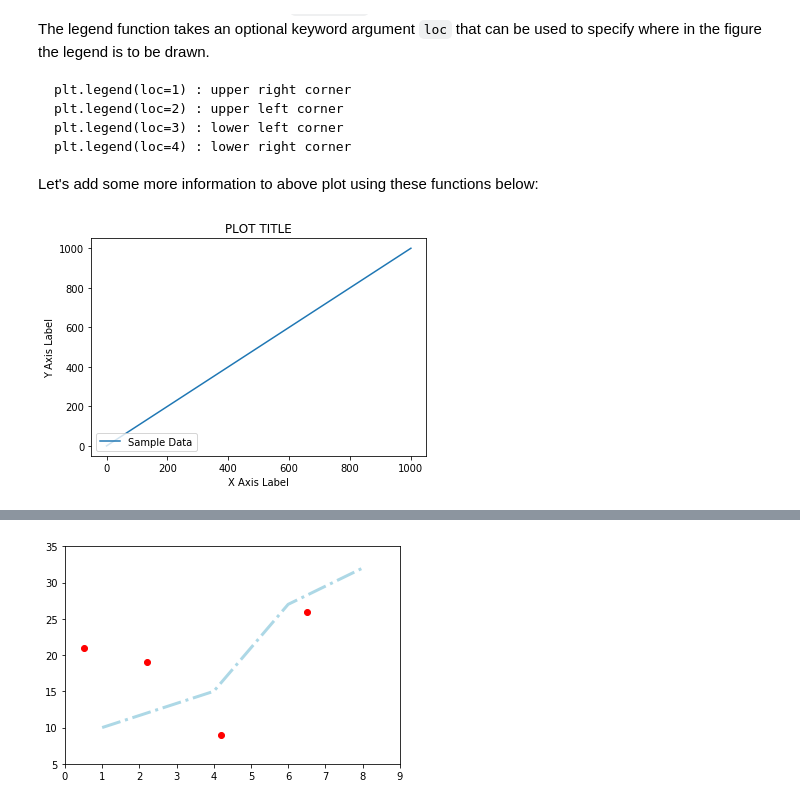
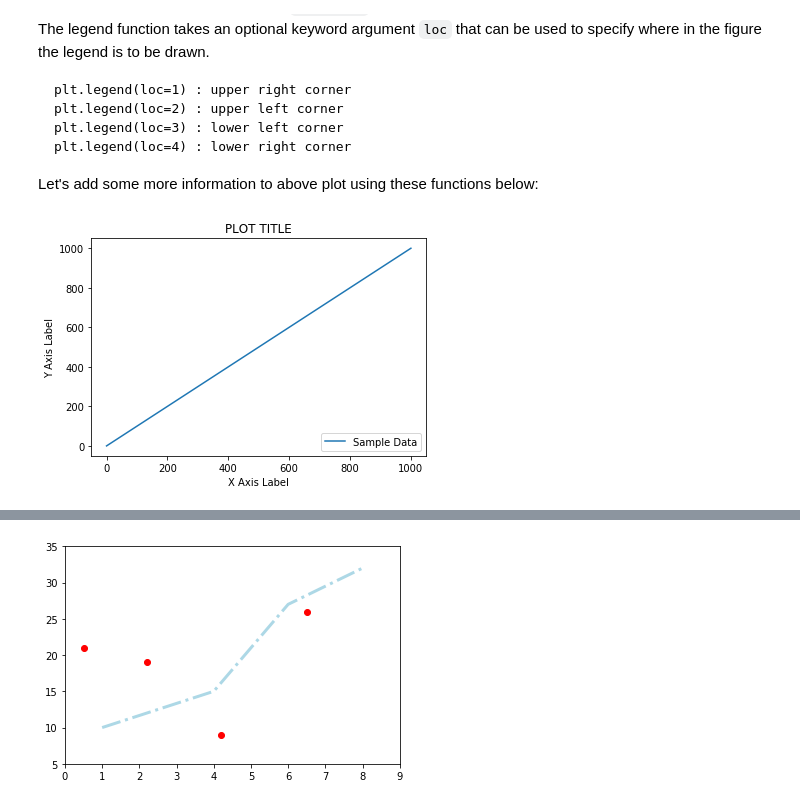
Before and after one commit to OsterMendel/dsc-more-practice-with-matplotlib-nyc-ds-021720, a Jupyter notebook: index.ipynb, the cells around one changed output, grey strips where cells are left out. Cells and saved outputs as stored; diff of their text form; code cells hidden in the pictures.

```diff
--- a/index.ipynb
+++ b/index.ipynb
@@ -84,24 +84,24 @@ Let's add some more information to above plot using these functions below:
 # %%
 # Set plot space as inline for inline plots and qt for external plots
 %matplotlib inline
 
 # Use plot() function to create a plot using above values on both x and y coordinates. Add a label.
 plt.plot(data, data, label='Sample Data')
 
 # Add labels for x and y axes
 plt.xlabel('X Axis Label')
 plt.ylabel('Y Axis Label')
 
 # Add a title for the plot
 plt.title('PLOT TITLE')
 
 # Add a legend to the plot with legend() in lower right corner
-plt.legend(loc=3)
+plt.legend(loc=4)
 
 # Output the final plot
 plt.show()
 # %% [output]
-[figure, old version]
+[figure, new version]
 # %% [markdown]
 ## `matplotlib` Objects
 
```
